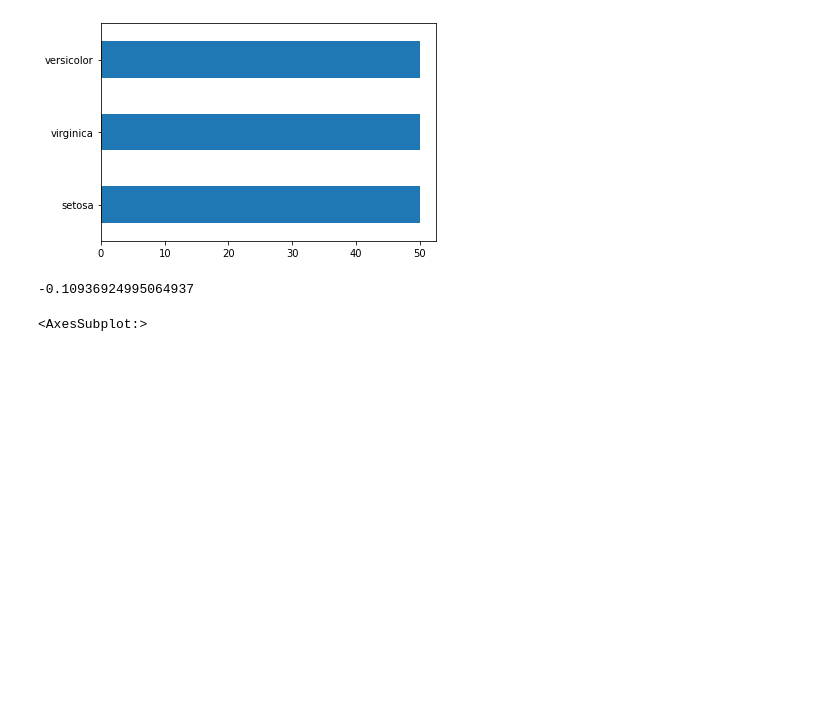
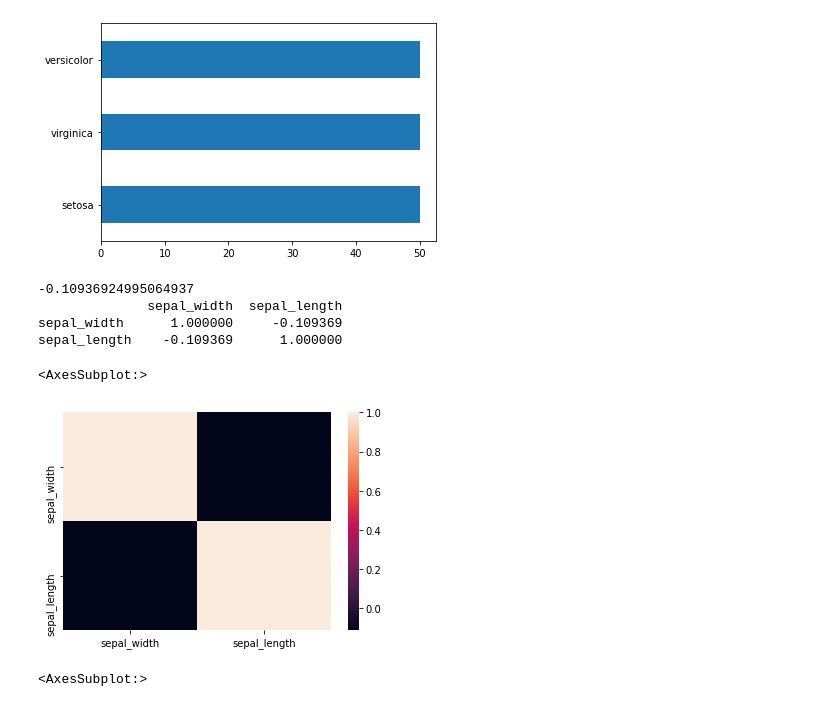
Before and after one commit to mbuguanewton/ds_learn, a Jupyter notebook: ds_iris/Data Analytics.ipynb, the cells around one changed output. Saved outputs shown, nothing was run; the diff lists cells and outputs as text; code cells hidden in the pictures; blank space fills up the shorter version.

```diff
--- a/ds_iris/Data Analytics.ipynb
+++ b/ds_iris/Data Analytics.ipynb
@@ -104,13 +118,20 @@ spec.value_counts().plot(kind='barh')
 # %%
 # analyze "Sepal Length" and "Sepal Width"
 sepal_w = df.sepal_width
 correlation = sepal_len.corr(sepal_w)
 
 print(correlation)
 
-sns.heatmap()
+x = df[['sepal_width','sepal_length']].corr()
+print(x.head())
+sns.heatmap(x)
 # %% [output]
 -0.10936924995064937
+              sepal_width  sepal_length
+sepal_width      1.000000     -0.109369
+sepal_length    -0.109369      1.000000
+<AxesSubplot:>
+[figure, added]
 # %%
 # sepal length graphs
 sepal_w.plot(kind='box')
```
Also changed, not shown: parts of 3 cells of this notebook, 1 other file.
